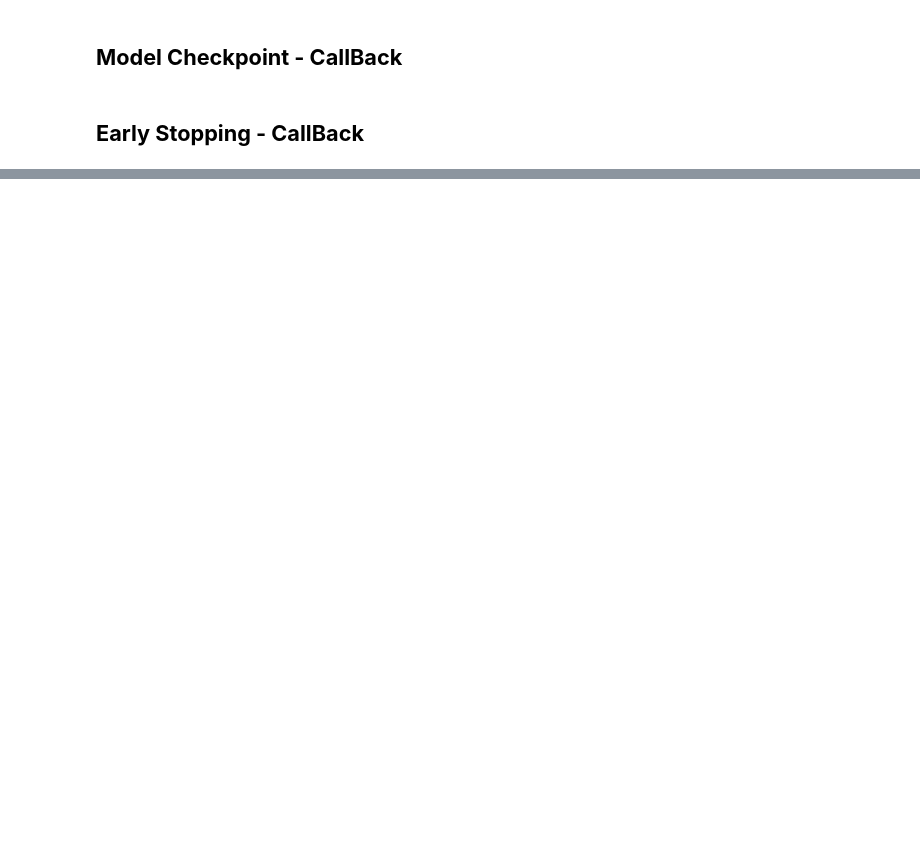
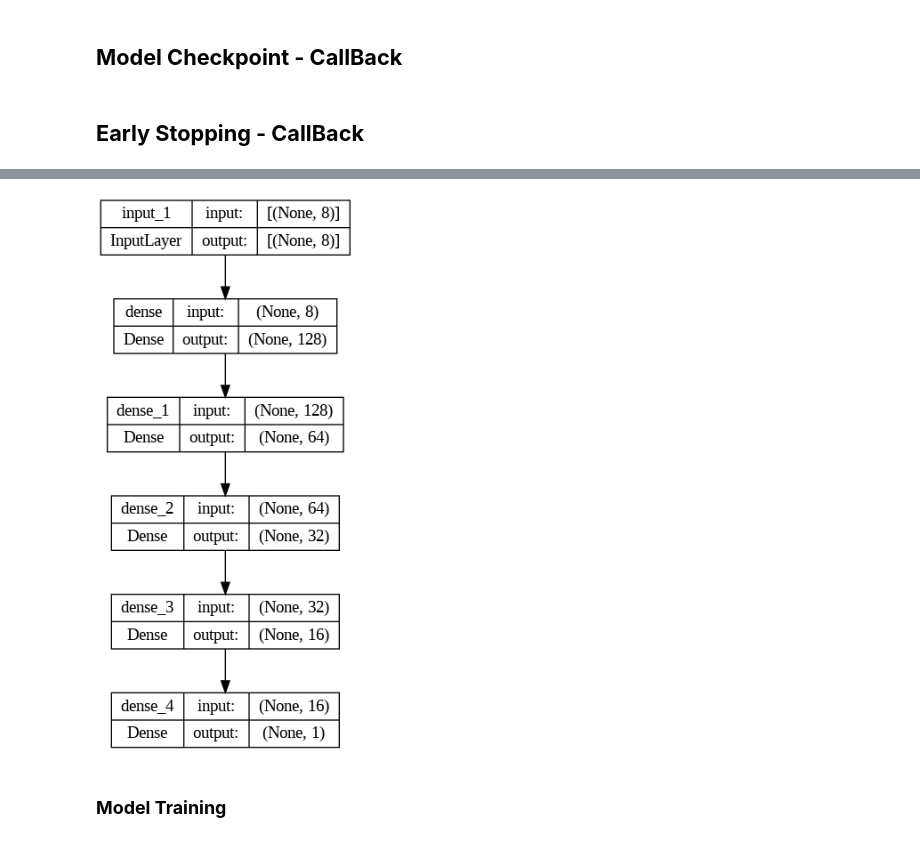
Before and after one commit to moheed-ali/AIML-Notebook-Collection, a Jupyter notebook: california.ipynb, the cells around one changed output, grey strips where cells are left out. Saved outputs shown, nothing was run; the diff lists cells and outputs as text; code cells hidden in the pictures; blank space fills up the shorter version.

```diff
--- a/california.ipynb
+++ b/california.ipynb
@@ -267,0 +263,10 @@ Root Mean Squared Error on Test Set: 0.6913974998480781
+# %%
+# Model with Adam optimizer
+adam_model = tf.keras.Sequential([
+    layers.Input(shape=(X_train_scaled.shape[1],)),  # Input layer
+    layers.Dense(units=128, activation='relu'),  # Hidden layer with 64 neurons and 'relu' activation
+    layers.Dense(units=64, activation='relu'),  # Hidden layer with 64 neurons and 'relu' activation
+    layers.Dense(units=32, activation='relu'),  # Another hidden layer with 32 neurons and 'relu' activation
+    layers.Dense(units=16, activation='relu'),  # Another hidden layer with 16 neurons and 'relu' activation
+    layers.Dense(units=1)  # Output layer (1 neuron for regression)
+])
@@ -267,0 +275,6 @@ Root Mean Squared Error on Test Set: 0.6913974998480781
+# %%
+tf.keras.backend.clear_session()
+
+adam_optimizer = tf.keras.optimizers.Adam(learning_rate=0.001)
+
+adam_model.compile(optimizer=adam_optimizer, loss='mean_squared_error', metrics=['mae'])
@@ -267,0 +305,7 @@ Root Mean Squared Error on Test Set: 0.6913974998480781
+# %%
+# extra code – another way to display the model's architecture
+tf.keras.utils.plot_model(adam_model, "my_california_housing_prediction_model.png", show_shapes=True)
+# %% [output]
+[figure, added]
+# %% [markdown]
+### **Model Training**
```
Also changed, not shown: parts of 76 cells of this notebook.
